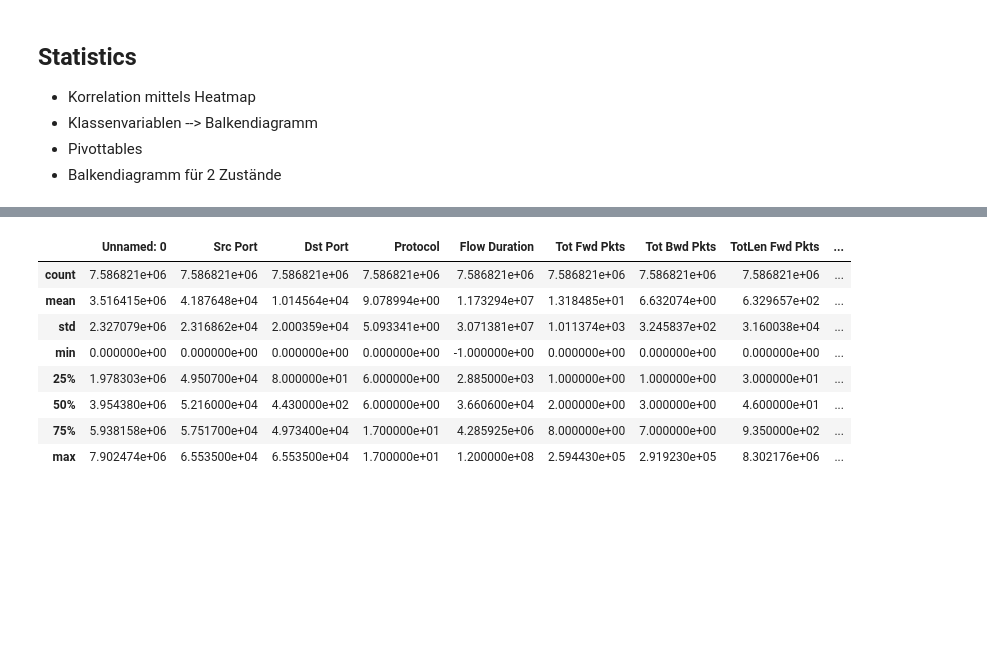
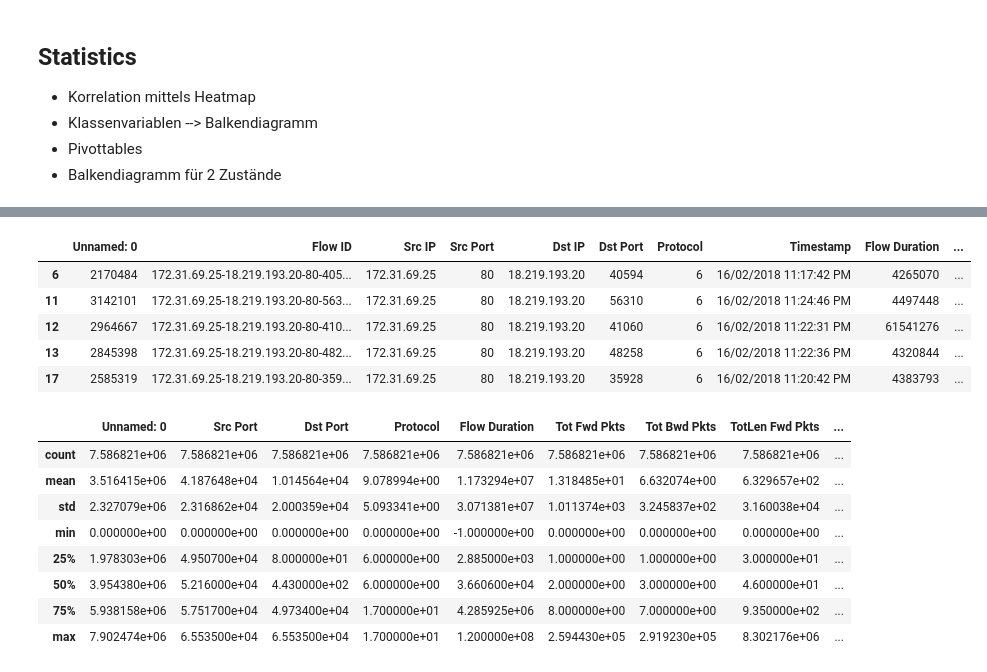
Before and after one commit to Irish-77/ddos-dompteure, a Jupyter notebook: data_exploration.ipynb, the cells around one changed output, grey strips where cells are left out. Saved outputs shown, nothing was run; the diff lists cells and outputs as text; code cells hidden in the pictures; blank space fills up the shorter version.

```diff
--- a/data_exploration.ipynb
+++ b/data_exploration.ipynb
@@ -33,3 +45,12 @@ df.head()
+# %%
+df[(df["Src IP"] == "172.31.69.25") & (df["Dst IP"] == "18.219.193.20")].compute()
+# %% [output]
+|  | Unnamed: 0 | Flow ID | Src IP | Src Port | Dst IP | Dst Port | Protocol | Timestamp | Flow Duration | ... |
+| 6 | 2170484 | 172.31.69.25-18.219.193.20-80-405... | 172.31.69.25 | 80 | 18.219.193.20 | 40594 | 6 | 16/02/2018 11:17:42 PM | 4265070 | ... |
+| 11 | 3142101 | 172.31.69.25-18.219.193.20-80-563... | 172.31.69.25 | 80 | 18.219.193.20 | 56310 | 6 | 16/02/2018 11:24:46 PM | 4497448 | ... |
+| 12 | 2964667 | 172.31.69.25-18.219.193.20-80-410... | 172.31.69.25 | 80 | 18.219.193.20 | 41060 | 6 | 16/02/2018 11:22:31 PM | 61541276 | ... |
+| 13 | 2845398 | 172.31.69.25-18.219.193.20-80-482... | 172.31.69.25 | 80 | 18.219.193.20 | 48258 | 6 | 16/02/2018 11:22:36 PM | 4320844 | ... |
+| 17 | 2585319 | 172.31.69.25-18.219.193.20-80-359... | 172.31.69.25 | 80 | 18.219.193.20 | 35928 | 6 | 16/02/2018 11:20:42 PM | 4383793 | ... |
 # %%
 df.describe().compute()
 # %% [output]
```
Also changed, not shown: parts of 19 cells of this notebook, 1 other file.
